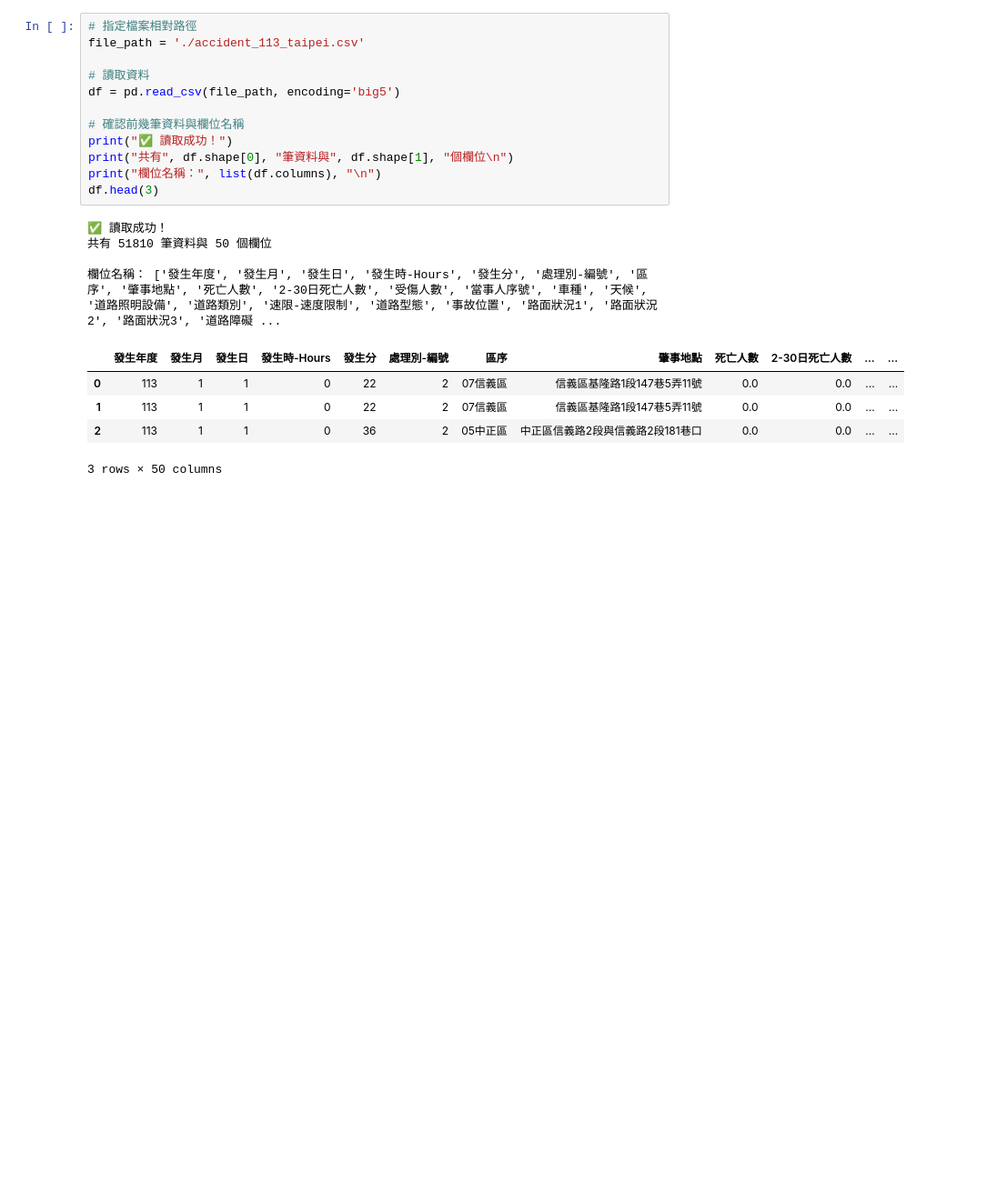
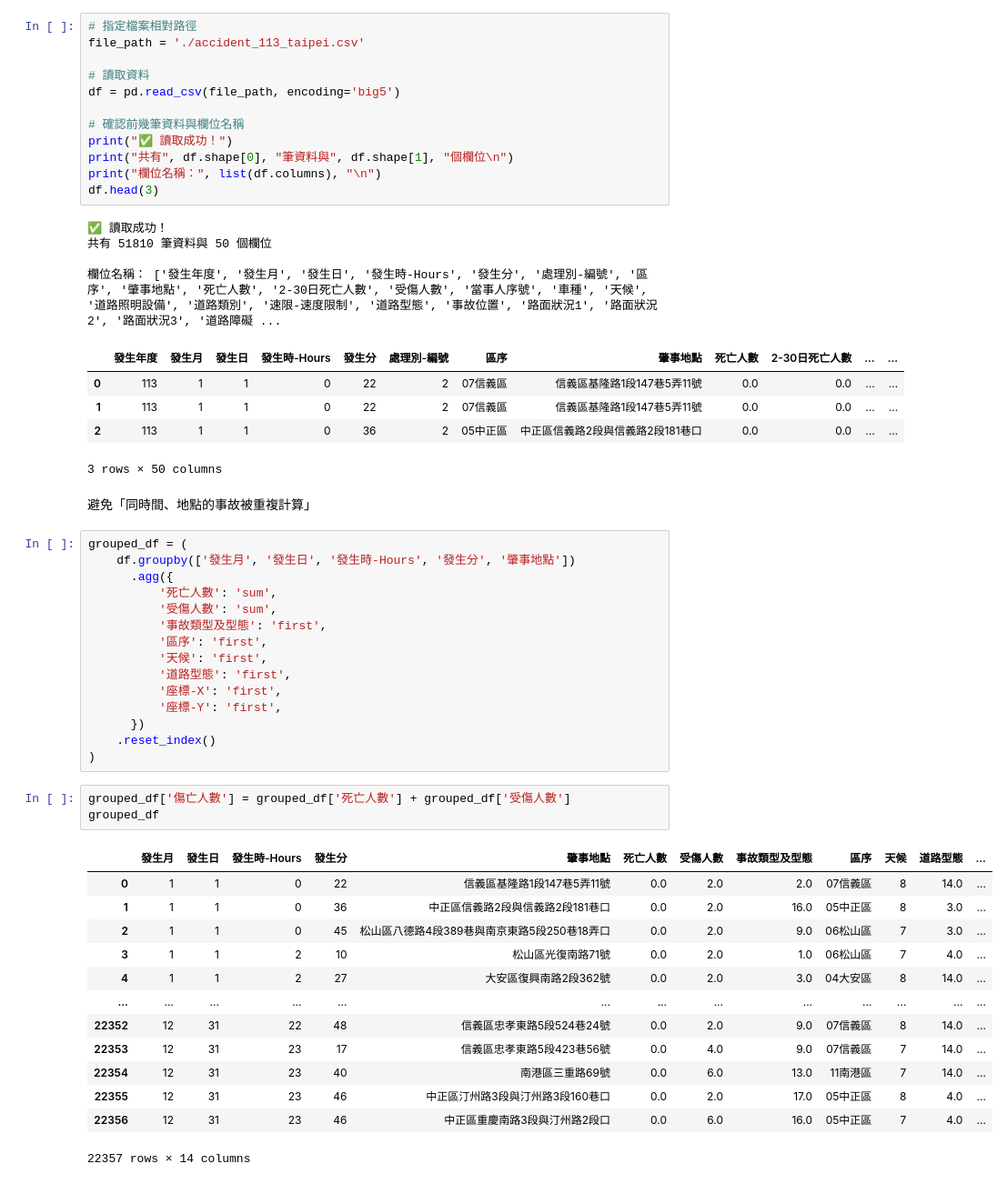
Before and after one commit to dcfoaigtsh/Accident-Taipei, a Jupyter notebook: accident_taipei.ipynb, the cells around one changed output. Shown: that part at 91% size. Saved outputs shown, nothing was run; the diff lists cells and outputs as text; blank space fills up the shorter version.

```diff
--- a/accident_taipei.ipynb
+++ b/accident_taipei.ipynb
@@ -30,3 +30,37 @@ df.head(3)
 | 1 | 113 | 1 | 1 | 0 | 22 | 2 | 07信義區 | 信義區基隆路1段147巷5弄11號 | 0.0 | 0.0 | ... | ... |
 | 2 | 113 | 1 | 1 | 0 | 36 | 2 | 05中正區 | 中正區信義路2段與信義路2段181巷口 | 0.0 | 0.0 | ... | ... |
 3 rows × 50 columns
+# %% [markdown]
+避免「同時間、地點的事故被重複計算」
+# %%
+grouped_df = (
+    df.groupby(['發生月', '發生日', '發生時-Hours', '發生分', '肇事地點'])
+      .agg({
+          '死亡人數': 'sum',
+          '受傷人數': 'sum',
+          '事故類型及型態': 'first',
+          '區序': 'first',
+          '天候': 'first',
+          '道路型態': 'first',
+          '座標-X': 'first',
+          '座標-Y': 'first',
+      })
+    .reset_index()
+)
+# %%
+grouped_df['傷亡人數'] = grouped_df['死亡人數'] + grouped_df['受傷人數']
+grouped_df
+# %% [output]
+|  | 發生月 | 發生日 | 發生時-Hours | 發生分 | 肇事地點 | 死亡人數 | 受傷人數 | 事故類型及型態 | 區序 | 天候 | 道路型態 | ... |
+| 0 | 1 | 1 | 0 | 22 | 信義區基隆路1段147巷5弄11號 | 0.0 | 2.0 | 2.0 | 07信義區 | 8 | 14.0 | ... |
+| 1 | 1 | 1 | 0 | 36 | 中正區信義路2段與信義路2段181巷口 | 0.0 | 2.0 | 16.0 | 05中正區 | 8 | 3.0 | ... |
+| 2 | 1 | 1 | 0 | 45 | 松山區八德路4段389巷與南京東路5段250巷18弄口 | 0.0 | 2.0 | 9.0 | 06松山區 | 7 | 3.0 | ... |
+| 3 | 1 | 1 | 2 | 10 | 松山區光復南路71號 | 0.0 | 2.0 | 1.0 | 06松山區 | 7 | 4.0 | ... |
+| 4 | 1 | 1 | 2 | 27 | 大安區復興南路2段362號 | 0.0 | 2.0 | 3.0 | 04大安區 | 8 | 14.0 | ... |
+| ... | ... | ... | ... | ... | ... | ... | ... | ... | ... | ... | ... | ... |
+| 22352 | 12 | 31 | 22 | 48 | 信義區忠孝東路5段524巷24號 | 0.0 | 2.0 | 9.0 | 07信義區 | 8 | 14.0 | ... |
+| 22353 | 12 | 31 | 23 | 17 | 信義區忠孝東路5段423巷56號 | 0.0 | 4.0 | 9.0 | 07信義區 | 7 | 14.0 | ... |
+| 22354 | 12 | 31 | 23 | 40 | 南港區三重路69號 | 0.0 | 6.0 | 13.0 | 11南港區 | 7 | 14.0 | ... |
+| 22355 | 12 | 31 | 23 | 46 | 中正區汀州路3段與汀州路3段160巷口 | 0.0 | 2.0 | 17.0 | 05中正區 | 8 | 4.0 | ... |
+| 22356 | 12 | 31 | 23 | 46 | 中正區重慶南路3段與汀州路2段口 | 0.0 | 6.0 | 16.0 | 05中正區 | 7 | 4.0 | ... |
+22357 rows × 14 columns
```
Also changed, not shown: parts of 3 cells of this notebook.
